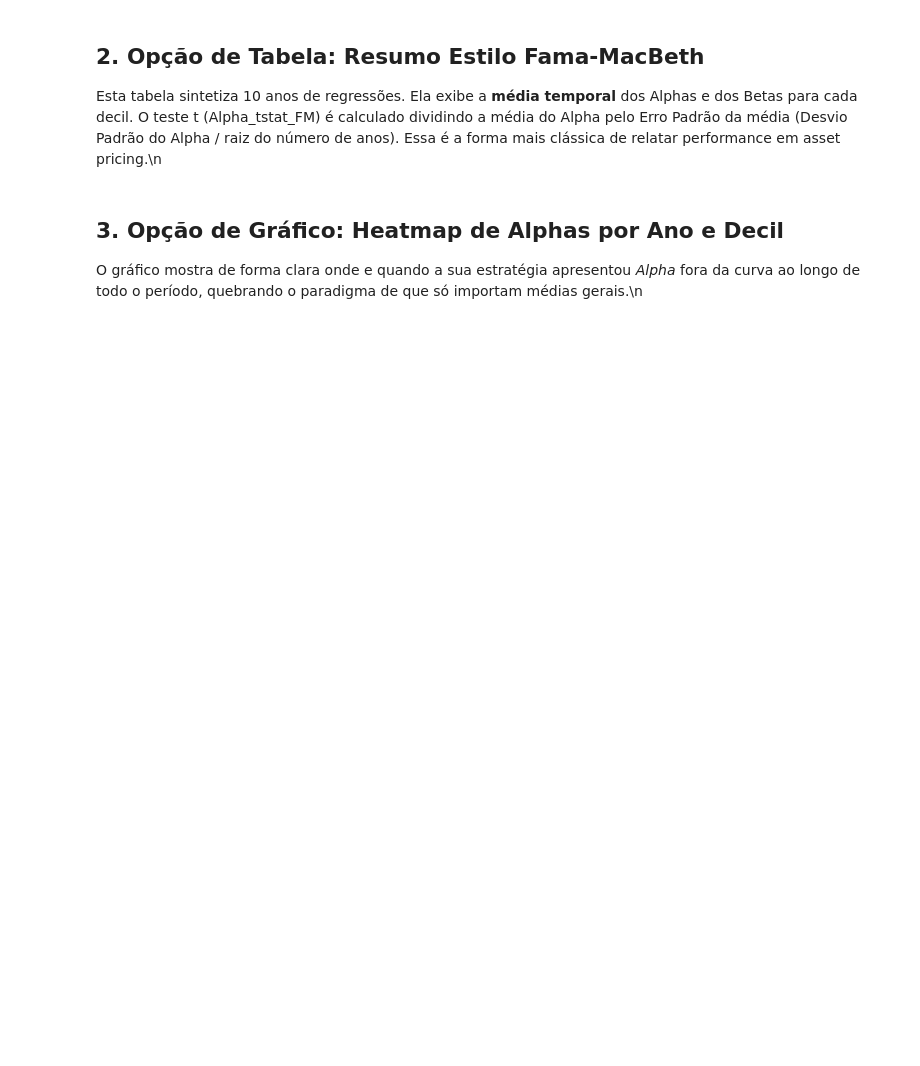
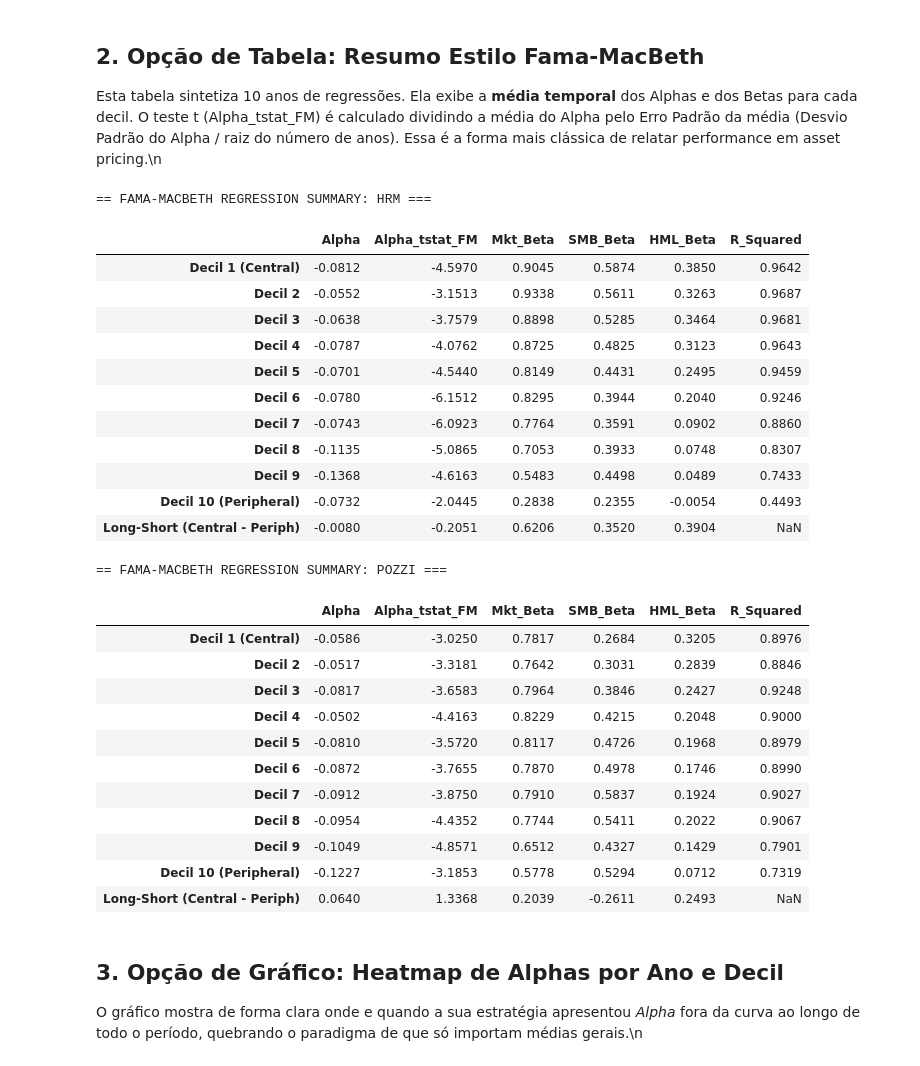
Before and after one commit to gustavoroque97/paper-financial-graph, a Jupyter notebook: code/graphs/regressions.ipynb, the cells around one changed output. Drawn from its saved outputs; the diff is of its cells as text; code cells hidden in the pictures; blank space fills up the shorter version.

Commit message:
:sparkles: regressions

```diff
--- a/code/graphs/regressions.ipynb
+++ b/code/graphs/regressions.ipynb
@@ -37,6 +37,7 @@ for metric in metrics:
     # Carrega metadados que dizem qual Ticker está em qual decil a cada ano
     try:
         df_meta = pd.read_parquet(f"../../data/07_portfolios_metadata/complete_metadata_{metric}.parquet")
+        df_meta['year'] = df_meta['year'].astype(int)
     except FileNotFoundError:
         print(f"Arquivo de metadados para {metric} não encontrado. Pule.")
         continue
@@ -96,4 +97,3 @@ for metric in metrics:
 
 df_results = pd.DataFrame(regression_results)
 print("Todas as regressões foram calculadas!")
-\n
@@ -146,35 +150,61 @@ def generate_fama_macbeth_table(df_metric_results, metric_name):
     ls_row['R_Squared'] = np.nan # R2 não se subtrai
 
     summary.loc['Central - Peripheral (L-S)'] = ls_row
 
     # Reordena para ficar bonito (decil_1 até decil_10 e depois L-S)
     decil_order = [f'decil_{i}' for i in range(1, 11)] + ['Central - Peripheral (L-S)']
     summary = summary.reindex(decil_order)
 
     # Formata para visualização
     final_table = summary[['Alpha', 'Alpha_tstat_FM', 'Mkt_Beta', 'SMB_Beta', 'HML_Beta', 'R_Squared']].copy()
     final_table = final_table.round(4)
 
     # Renomeia o índice
     index_names = [f'Decil {i} (Central)' if i==1 else f'Decil {i} (Peripheral)' if i==10 else f'Decil {i}' for i in range(1, 11)]
     index_names.append('Long-Short (Central - Periph)')
     final_table.index = index_names
 
-    print(f"\n=== FAMA-MACBETH REGRESSION SUMMARY: {metric_name.upper()} ===")
+    print(f"\n== FAMA-MACBETH REGRESSION SUMMARY: {metric_name.upper()} ===")
     display(final_table)
 
     return final_table
 
 # Executa para HRM e Pozzi
 fm_hrm = generate_fama_macbeth_table(df_results[df_results['metric'] == 'hrm'], 'hrm')
 fm_pozzi = generate_fama_macbeth_table(df_results[df_results['metric'] == 'pozzi'], 'pozzi')
 
 # Salva tabelas
 if fm_hrm is not None:
     fm_hrm.to_csv("../../data/07_portfolios_metadata/table_famamacbeth_hrm.csv")
 if fm_pozzi is not None:
     fm_pozzi.to_csv("../../data/07_portfolios_metadata/table_famamacbeth_pozzi.csv")
-\n
+# %% [output]
+== FAMA-MACBETH REGRESSION SUMMARY: HRM ===
+|  | Alpha | Alpha_tstat_FM | Mkt_Beta | SMB_Beta | HML_Beta | R_Squared |
+| Decil 1 (Central) | -0.0812 | -4.5970 | 0.9045 | 0.5874 | 0.3850 | 0.9642 |
+| Decil 2 | -0.0552 | -3.1513 | 0.9338 | 0.5611 | 0.3263 | 0.9687 |
+| Decil 3 | -0.0638 | -3.7579 | 0.8898 | 0.5285 | 0.3464 | 0.9681 |
+| Decil 4 | -0.0787 | -4.0762 | 0.8725 | 0.4825 | 0.3123 | 0.9643 |
+| Decil 5 | -0.0701 | -4.5440 | 0.8149 | 0.4431 | 0.2495 | 0.9459 |
+| Decil 6 | -0.0780 | -6.1512 | 0.8295 | 0.3944 | 0.2040 | 0.9246 |
+| Decil 7 | -0.0743 | -6.0923 | 0.7764 | 0.3591 | 0.0902 | 0.8860 |
+| Decil 8 | -0.1135 | -5.0865 | 0.7053 | 0.3933 | 0.0748 | 0.8307 |
+| Decil 9 | -0.1368 | -4.6163 | 0.5483 | 0.4498 | 0.0489 | 0.7433 |
+| Decil 10 (Peripheral) | -0.0732 | -2.0445 | 0.2838 | 0.2355 | -0.0054 | 0.4493 |
+| Long-Short (Central - Periph) | -0.0080 | -0.2051 | 0.6206 | 0.3520 | 0.3904 | NaN |
+== FAMA-MACBETH REGRESSION SUMMARY: POZZI ===
+|  | Alpha | Alpha_tstat_FM | Mkt_Beta | SMB_Beta | HML_Beta | R_Squared |
+| Decil 1 (Central) | -0.0586 | -3.0250 | 0.7817 | 0.2684 | 0.3205 | 0.8976 |
+| Decil 2 | -0.0517 | -3.3181 | 0.7642 | 0.3031 | 0.2839 | 0.8846 |
+| Decil 3 | -0.0817 | -3.6583 | 0.7964 | 0.3846 | 0.2427 | 0.9248 |
+| Decil 4 | -0.0502 | -4.4163 | 0.8229 | 0.4215 | 0.2048 | 0.9000 |
+| Decil 5 | -0.0810 | -3.5720 | 0.8117 | 0.4726 | 0.1968 | 0.8979 |
+| Decil 6 | -0.0872 | -3.7655 | 0.7870 | 0.4978 | 0.1746 | 0.8990 |
+| Decil 7 | -0.0912 | -3.8750 | 0.7910 | 0.5837 | 0.1924 | 0.9027 |
+| Decil 8 | -0.0954 | -4.4352 | 0.7744 | 0.5411 | 0.2022 | 0.9067 |
+| Decil 9 | -0.1049 | -4.8571 | 0.6512 | 0.4327 | 0.1429 | 0.7901 |
+| Decil 10 (Peripheral) | -0.1227 | -3.1853 | 0.5778 | 0.5294 | 0.0712 | 0.7319 |
+| Long-Short (Central - Periph) | 0.0640 | 1.3368 | 0.2039 | -0.2611 | 0.2493 | NaN |
 # %% [markdown]
 ## 3. Opção de Gráfico: Heatmap de Alphas por Ano e Decil
 O gráfico mostra de forma clara onde e quando a sua estratégia apresentou *Alpha* fora da curva ao longo de todo o período, quebrando o paradigma de que só importam médias gerais.\n
```
Also changed, not shown: parts of 3 cells of this notebook.
